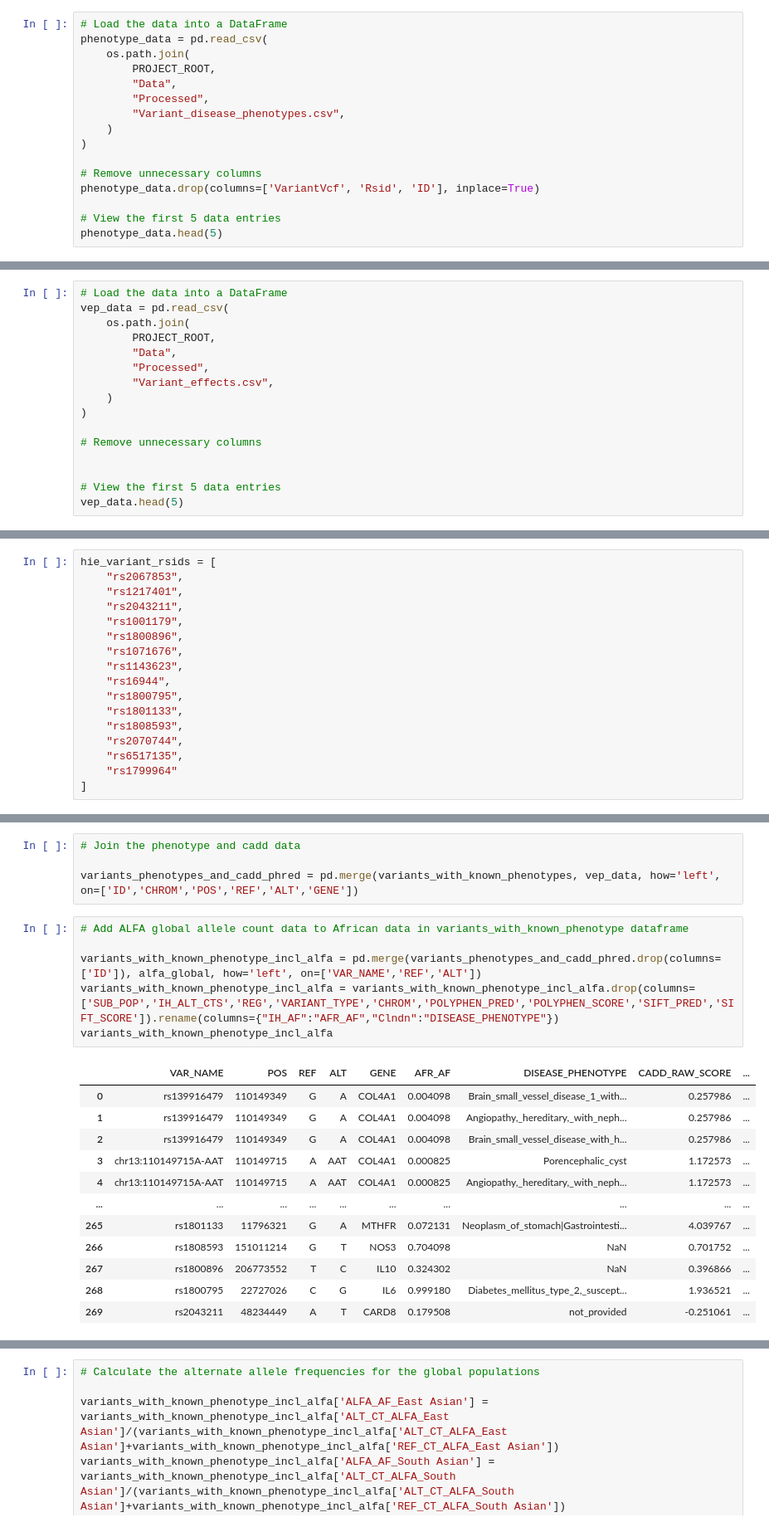
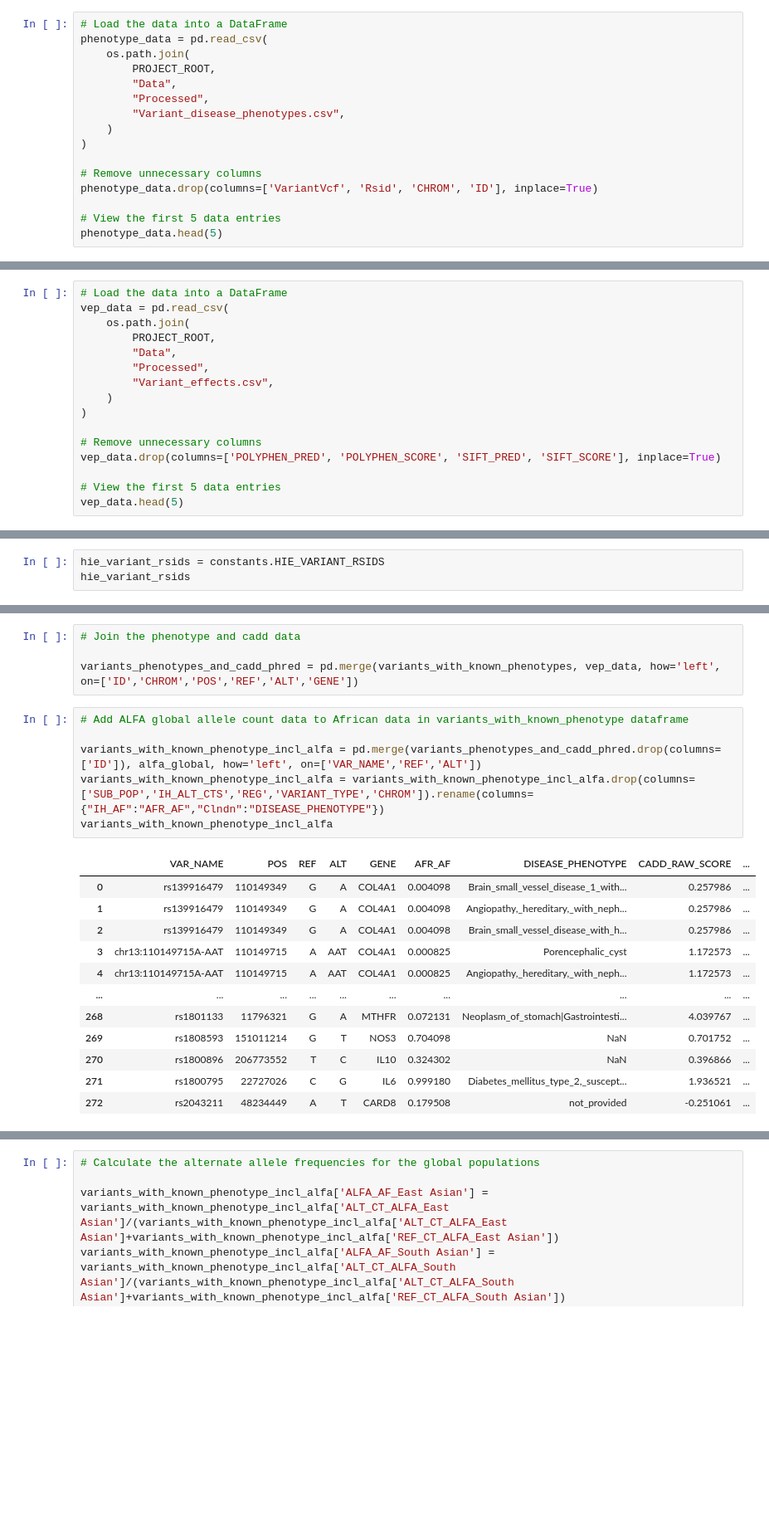
Before and after one commit to MeganHolborn/Genetic_data_analysis, a Jupyter notebook: Notebooks/3-Analysis/6-Potentially_disease_causing_variants.ipynb, the cells around one changed output, grey strips where cells are left out. Shown at 83% size. Cells and saved outputs as stored; diff of their text form; blank space fills up the shorter version.

```diff
--- a/Notebooks/3-Analysis/6-Potentially_disease_causing_variants.ipynb
+++ b/Notebooks/3-Analysis/6-Potentially_disease_causing_variants.ipynb
@@ -59,7 +65,7 @@ phenotype_data = pd.read_csv(
 )
 
 # Remove unnecessary columns
-phenotype_data.drop(columns=['VariantVcf', 'Rsid', 'ID'], inplace=True)
+phenotype_data.drop(columns=['VariantVcf', 'Rsid', 'CHROM', 'ID'], inplace=True)
 
 # View the first 5 data entries
 phenotype_data.head(5)
@@ -179,7 +182,7 @@ vep_data = pd.read_csv(
 )
 
 # Remove unnecessary columns
-
+vep_data.drop(columns=['POLYPHEN_PRED', 'POLYPHEN_SCORE', 'SIFT_PRED', 'SIFT_SCORE'], inplace=True)
 
 # View the first 5 data entries
 vep_data.head(5)
@@ -192,0 +198,3 @@ vep_data.head(5)
+# %%
+hie_variant_rsids = constants.HIE_VARIANT_RSIDS
+hie_variant_rsids
@@ -226,20 +289,3 @@ Create a list of variants (with rsids) associated with HIE in the genes of inter
-# %%
-hie_variant_rsids = [
-    "rs2067853",
-    "rs1217401",
-    "rs2043211",
-    "rs1001179",
-    "rs1800896",
-    "rs1071676",
-    "rs1143623",
-    "rs16944",
-    "rs1800795",
-    "rs1801133",
-    "rs1808593",
-    "rs2070744",
-    "rs6517135",
-    "rs1799964"
-]
 # %% [markdown]
 How many HIE-associated variants with rsids are there?
 # %%
@@ -781,19 +825,19 @@ variants_phenotypes_and_cadd_phred = pd.merge(variants_with_known_phenotypes, ve
 # %%
 # Add ALFA global allele count data to African data in variants_with_known_phenotype dataframe
 
 variants_with_known_phenotype_incl_alfa = pd.merge(variants_phenotypes_and_cadd_phred.drop(columns=['ID']), alfa_global, how='left', on=['VAR_NAME','REF','ALT'])
-variants_with_known_phenotype_incl_alfa = variants_with_known_phenotype_incl_alfa.drop(columns=['SUB_POP','IH_ALT_CTS','REG','VARIANT_TYPE','CHROM','POLYPHEN_PRED','POLYPHEN_SCORE','SIFT_PRED','SIFT_SCORE']).rename(columns={"IH_AF":"AFR_AF","Clndn":"DISEASE_PHENOTYPE"})
+variants_with_known_phenotype_incl_alfa = variants_with_known_phenotype_incl_alfa.drop(columns=['SUB_POP','IH_ALT_CTS','REG','VARIANT_TYPE','CHROM']).rename(columns={"IH_AF":"AFR_AF","Clndn":"DISEASE_PHENOTYPE"})
 variants_with_known_phenotype_incl_alfa
 # %% [output]
 |  | VAR_NAME | POS | REF | ALT | GENE | AFR_AF | DISEASE_PHENOTYPE | CADD_RAW_SCORE | ... |
 | 0 | rs139916479 | 110149349 | G | A | COL4A1 | 0.004098 | Brain_small_vessel_disease_1_with... | 0.257986 | ... |
 | 1 | rs139916479 | 110149349 | G | A | COL4A1 | 0.004098 | Angiopathy,_hereditary,_with_neph... | 0.257986 | ... |
 | 2 | rs139916479 | 110149349 | G | A | COL4A1 | 0.004098 | Brain_small_vessel_disease_with_h... | 0.257986 | ... |
 | 3 | chr13:110149715A-AAT | 110149715 | A | AAT | COL4A1 | 0.000825 | Porencephalic_cyst | 1.172573 | ... |
 | 4 | chr13:110149715A-AAT | 110149715 | A | AAT | COL4A1 | 0.000825 | Angiopathy,_hereditary,_with_neph... | 1.172573 | ... |
 | ... | ... | ... | ... | ... | ... | ... | ... | ... | ... |
-| 265 | rs1801133 | 11796321 | G | A | MTHFR | 0.072131 | Neoplasm_of_stomach|Gastrointesti... | 4.039767 | ... |
-| 266 | rs1808593 | 151011214 | G | T | NOS3 | 0.704098 | NaN | 0.701752 | ... |
-| 267 | rs1800896 | 206773552 | T | C | IL10 | 0.324302 | NaN | 0.396866 | ... |
-| 268 | rs1800795 | 22727026 | C | G | IL6 | 0.999180 | Diabetes_mellitus_type_2,_suscept... | 1.936521 | ... |
-| 269 | rs2043211 | 48234449 | A | T | CARD8 | 0.179508 | not_provided | -0.251061 | ... |
+| 268 | rs1801133 | 11796321 | G | A | MTHFR | 0.072131 | Neoplasm_of_stomach|Gastrointesti... | 4.039767 | ... |
+| 269 | rs1808593 | 151011214 | G | T | NOS3 | 0.704098 | NaN | 0.701752 | ... |
+| 270 | rs1800896 | 206773552 | T | C | IL10 | 0.324302 | NaN | 0.396866 | ... |
+| 271 | rs1800795 | 22727026 | C | G | IL6 | 0.999180 | Diabetes_mellitus_type_2,_suscept... | 1.936521 | ... |
+| 272 | rs2043211 | 48234449 | A | T | CARD8 | 0.179508 | not_provided | -0.251061 | ... |
```
Also changed, not shown: parts of 25 cells of this notebook, 11 other files.
